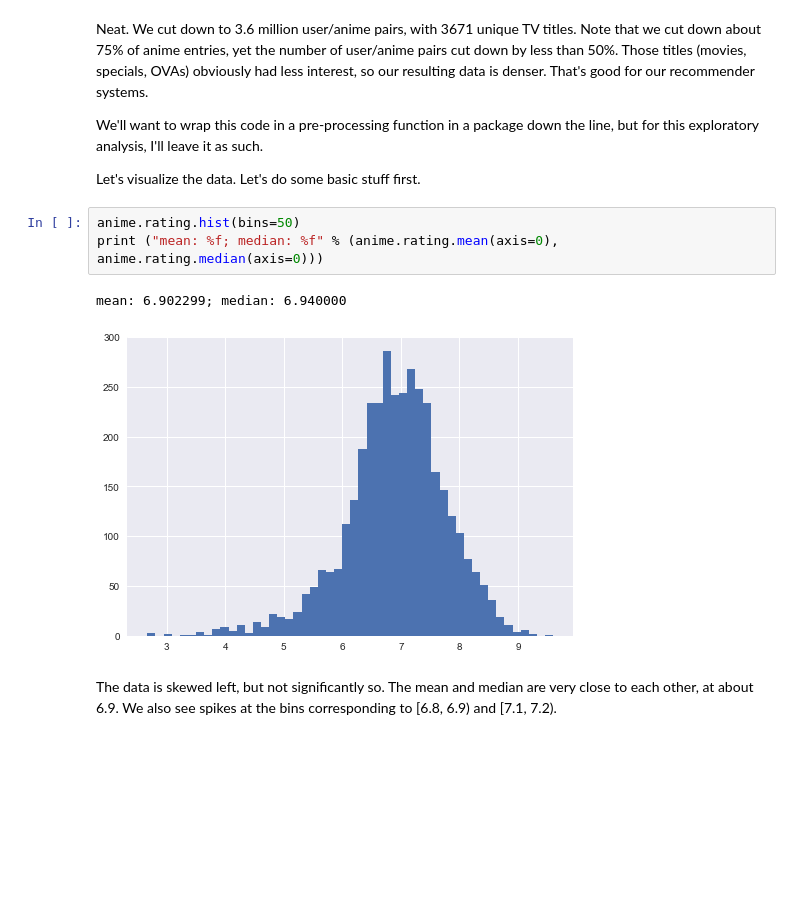
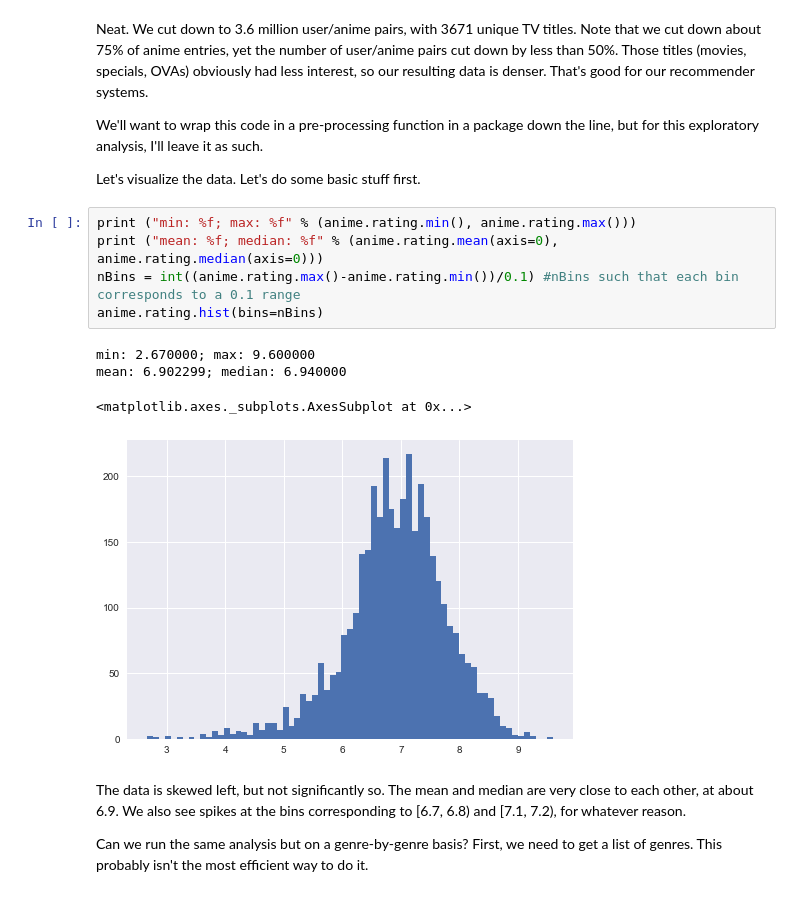
Before and after one commit to vishaalprasad/AnimeRecommendation, a Jupyter notebook: exploration.ipynb, the cells around one changed output. Cells and saved outputs as stored; diff of their text form; blank space fills up the shorter version.

Commit message:
Some basic exploratory analysis.

```diff
--- a/exploration.ipynb
+++ b/exploration.ipynb
@@ -83,11 +83,17 @@ Neat. We cut down to 3.6 million user/anime pairs, with 3671 unique TV titles. N
 We'll want to wrap this code in a pre-processing function in a package down the line, but for this exploratory analysis, I'll leave it as such.
 
 Let's visualize the data. Let's do some basic stuff first.
-# %%
-anime.rating.hist(bins=50)
-print ("mean: %f; median: %f" % (anime.rating.mean(axis=0), anime.rating.median(axis=0)))
-# %% [output]
-mean: 6.902299; median: 6.940000
-[figure, removed]
+# %%
+print ("min: %f; max: %f" % (anime.rating.min(), anime.rating.max()))
+print ("mean: %f; median: %f" % (anime.rating.mean(axis=0), anime.rating.median(axis=0)))
+nBins = int((anime.rating.max()-anime.rating.min())/0.1) #nBins such that each bin corresponds to a 0.1 range
+anime.rating.hist(bins=nBins)
+# %% [output]
+min: 2.670000; max: 9.600000
+mean: 6.902299; median: 6.940000
+<matplotlib.axes._subplots.AxesSubplot at 0x...>
+[figure, added]
 # %% [markdown]
-The data is skewed left, but not significantly so. The mean and median are very close to each other, at about 6.9. We also see spikes at the bins corresponding to [6.8, 6.9) and [7.1, 7.2).
+The data is skewed left, but not significantly so. The mean and median are very close to each other, at about 6.9. We also see spikes at the bins corresponding to [6.7, 6.8) and [7.1, 7.2), for whatever reason.
+
+Can we run the same analysis but on a genre-by-genre basis? First, we need to get a list of genres. This probably isn't the most efficient way to do it.
```
Also changed, not shown: parts of 9 cells of this notebook.
